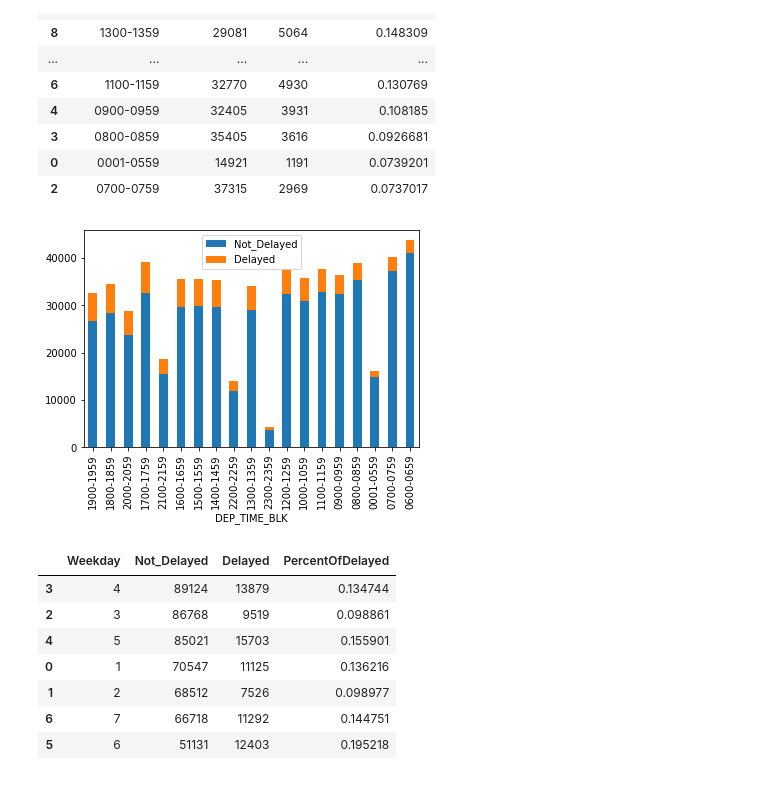
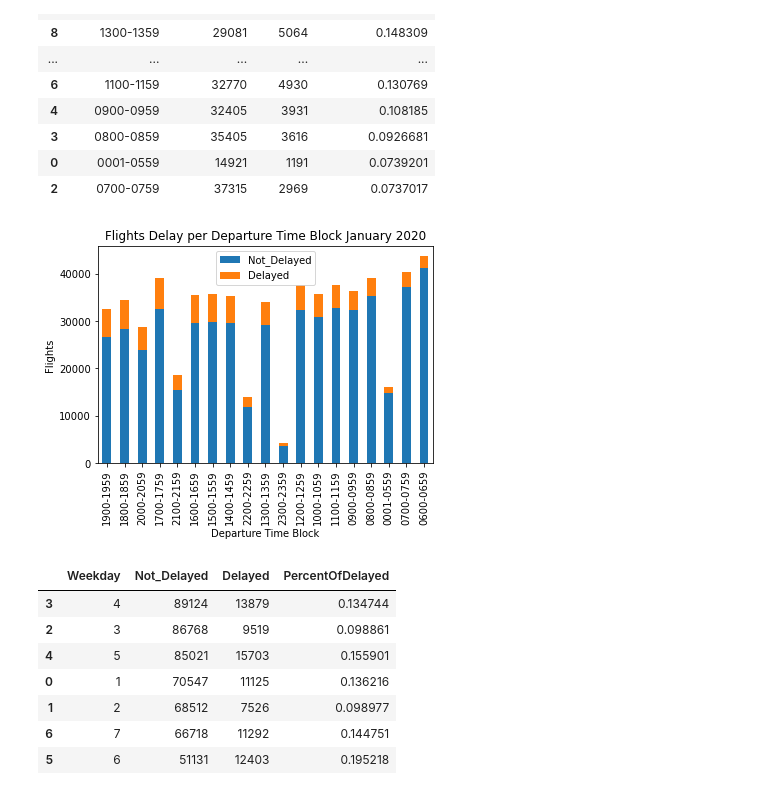
Before and after one commit to Duegan24/Final_Project, a Jupyter notebook: Database/Flights_Data-Visuals.ipynb, the cells around one changed output. Cells and saved outputs as stored; diff of their text form; code cells hidden in the pictures.

```diff
--- a/Database/Flights_Data-Visuals.ipynb
+++ b/Database/Flights_Data-Visuals.ipynb
@@ -648,9 +653,12 @@ df_dep_time.head(18)
 # %%
 df_dep_time[['DEP_TIME_BLK', 'Not_Delayed', 'Delayed']].set_index("DEP_TIME_BLK").plot(kind='bar',stacked=True)
 # df_carrier[['Carrier', 'Percent Of Delayed']].set_index("Carrier").plot.line()
+plt.title("Flights Delay per Departure Time Block January 2020")
+plt.xlabel('Departure Time Block')
+plt.ylabel('Flights')
 plt.show()
 # %% [output]
-[figure, old version]
+[figure, new version]
 # %%
 # Its clearly seen that most of the flights are on the 4th day. Nearly %20 of flights are delayed of 6th day.
 df_weekday=pd.DataFrame(jan_20_clean.groupby(["DAY_OF_WEEK","DEP_DEL15"])["ORIGIN_AIRPORT_ID"].count().unstack("DEP_DEL15").reset_index().values,columns=["Weekday","Not_Delayed","Delayed"])
```
Also changed, not shown: parts of 7 cells of this notebook.
